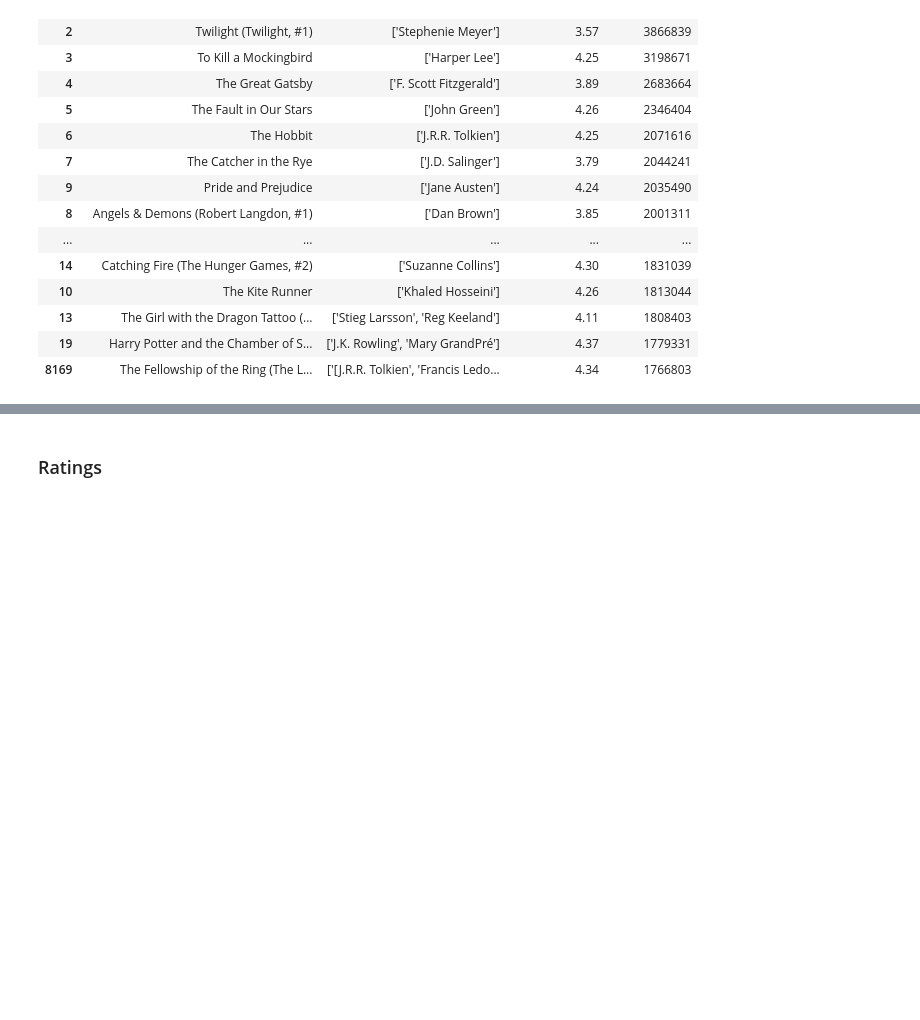
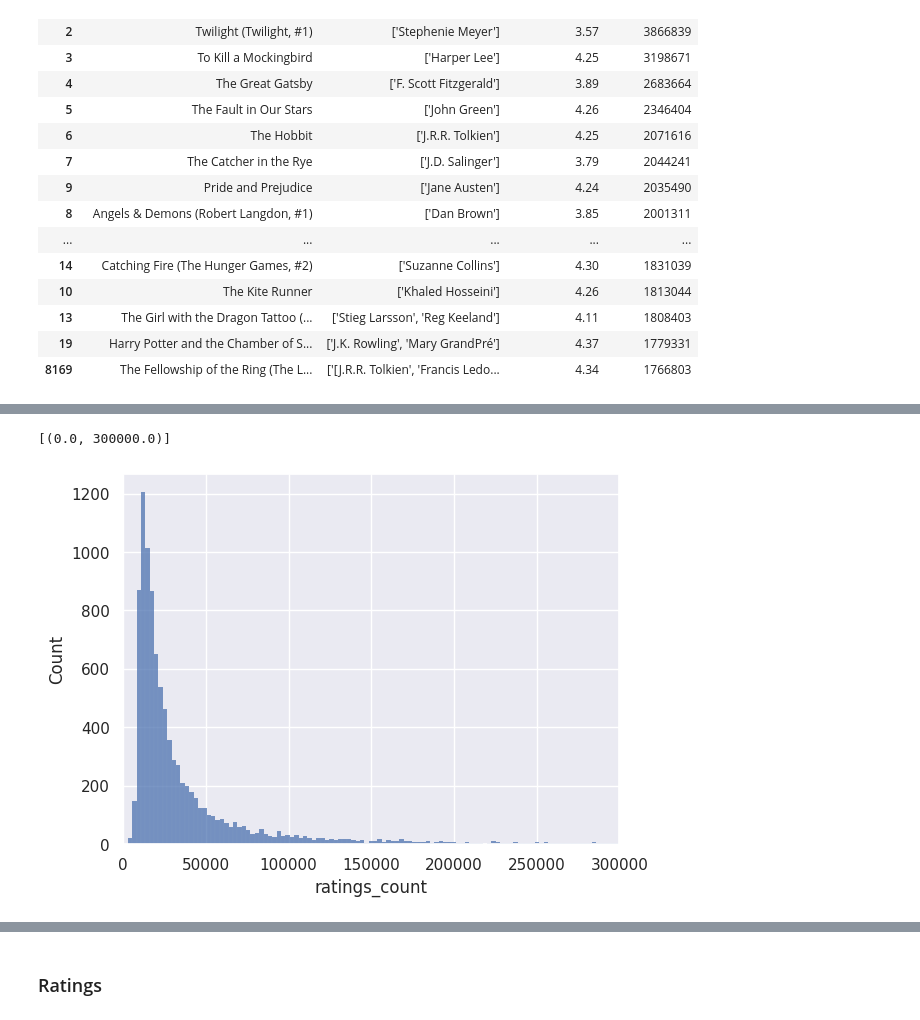
Before and after one commit to kofzera/recomender_project, a Jupyter notebook: goodreads_recommender.ipynb, the cells around one changed output, grey strips where cells are left out. Saved outputs shown, nothing was run; the diff lists cells and outputs as text; code cells hidden in the pictures; blank space fills up the shorter version.

```diff
--- a/goodreads_recommender.ipynb
+++ b/goodreads_recommender.ipynb
@@ -111,0 +117,5 @@ authors_top_100 = authors_top_100.iloc[0:15,:]
+# %%
+sns.histplot(data = books_df, x = "ratings_count").set(xlim=(0, 300000))
+# %% [output]
+[(0.0, 300000.0)]
+[figure, added]
```
Also changed, not shown: parts of 10 cells of this notebook.
